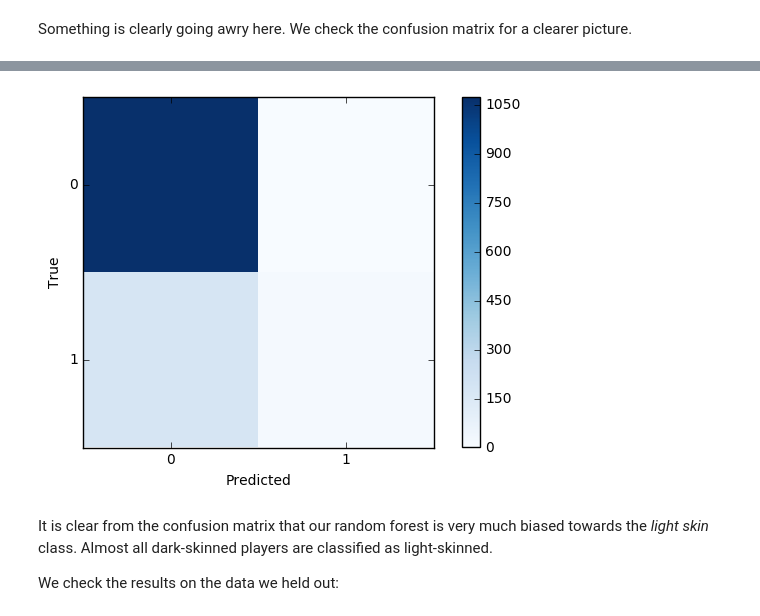
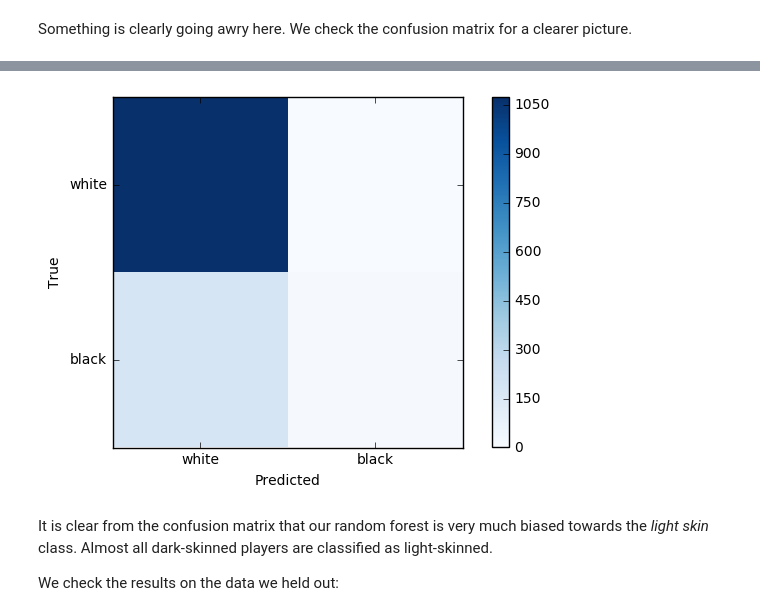
Before and after one commit to jmuth/ADA_homeworks, a Jupyter notebook: 04 - Applied ML/1_Supervised.ipynb, the cells around one changed output, grey strips where cells are left out. Drawn from its saved outputs; the diff is of its cells as text; code cells hidden in the pictures.

Commit message:
[UPD] Beginning of cleaning done.

```diff
--- a/04 - Applied ML/1_Supervised.ipynb
+++ b/04 - Applied ML/1_Supervised.ipynb
@@ -110,5 +116,6 @@ for i in range(5, 200, 1):
     forest = RandomForestClassifier(n_estimators = i, max_features=0.33, max_depth=10, n_jobs=-1, oob_score=True);
     forest, acc = ff.train_test_RF(forest, data, target, 150);
     oob.append(1-forest.oob_score_);
-    #print('oob: '+str(forest.oob_score_))
-    #print(' ')
+    if ((i-5)+1)%10 == 0:
+        print("%i/%i done!"%((i-5)+1, 200-5))
+print("All done!")
@@ -127,5 +157,6 @@ for i in range(1, 50, 1):
     forest = RandomForestClassifier(n_estimators = 100, max_features=0.33, max_depth=i, n_jobs=-1, oob_score=True);
     forest, accuracy = ff.train_test_RF(forest, data, target, 150);
     acc.append(1-accuracy);
-    #print('oob: '+str(forest.oob_score_))
-    #print(' ')
+    if (i+1)%10 == 0:
+        print("%i/%i done!"%((i+1, 50)))
+print("All done!")
@@ -207,7 +247,7 @@ array([[1074,    0],
 # %%
-ff.plot_cnf(cnf, [0, 1])
+ff.plot_cnf(cnf, ['white', 'black'])
 # %% [output]
-[figure, old version]
+[figure, new version]
 # %% [markdown]
 It is clear from the confusion matrix that our random forest is very much biased towards the *light skin* class. Almost all dark-skinned players are classified as light-skinned.
 
```
Also changed, not shown: parts of 23 cells of this notebook, 12 other files.
